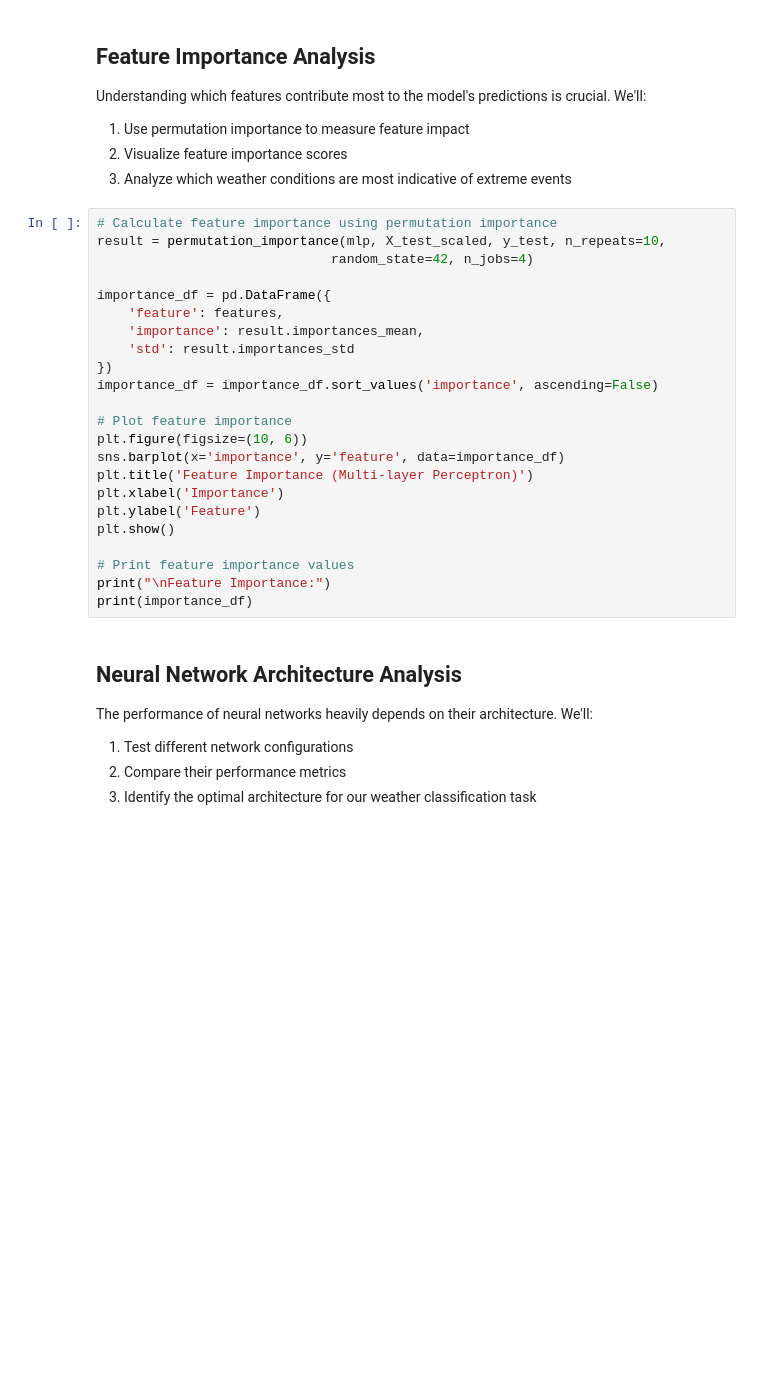
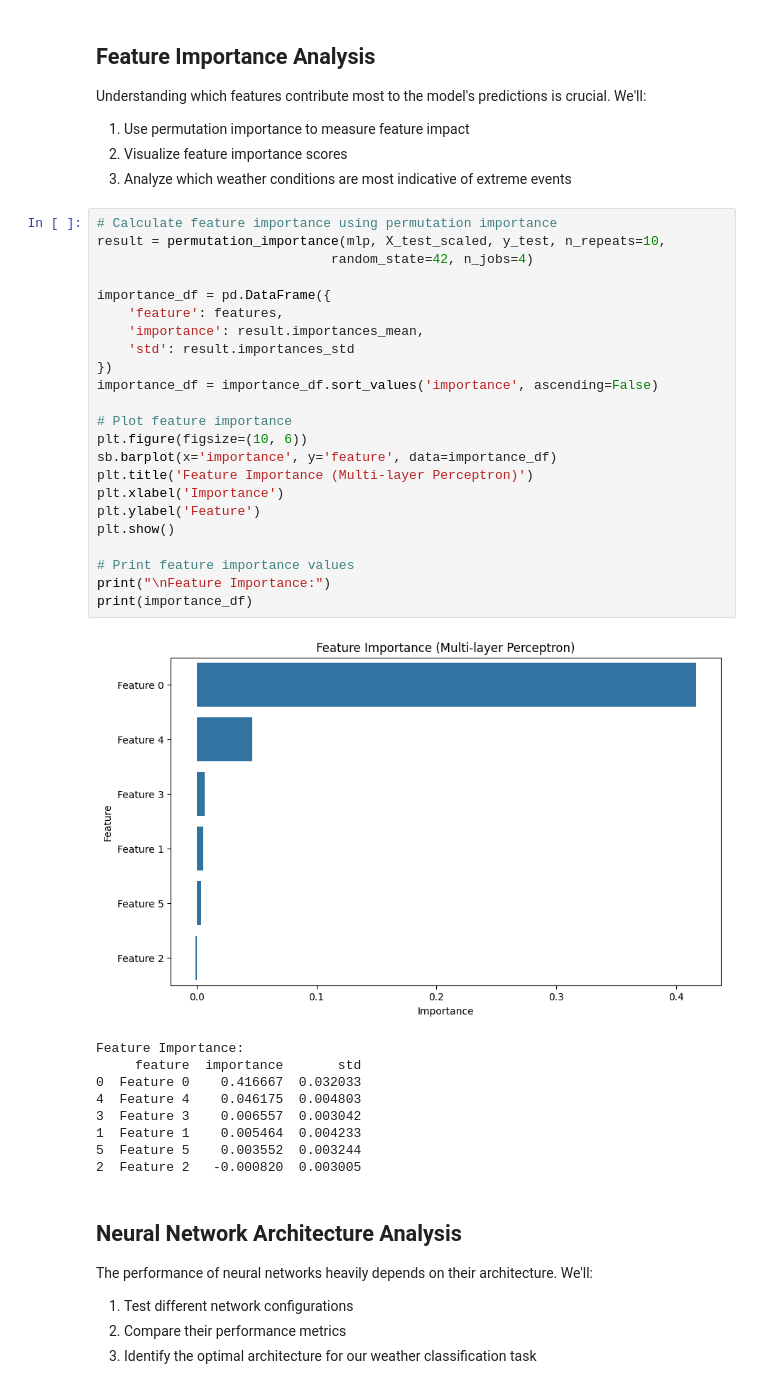
Before and after one commit to Sapar789/INDE577, a Jupyter notebook: Supervised Learning/perceptron/perceptron.ipynb, the cells around one changed output. Saved outputs shown, nothing was run; the diff lists cells and outputs as text; blank space fills up the shorter version.

```diff
--- a/Supervised Learning/perceptron/perceptron.ipynb
+++ b/Supervised Learning/perceptron/perceptron.ipynb
@@ -225,26 +260,36 @@ Understanding which features contribute most to the model's predictions is cruci
 # %%
 # Calculate feature importance using permutation importance
 result = permutation_importance(mlp, X_test_scaled, y_test, n_repeats=10,
                               random_state=42, n_jobs=4)
 
 importance_df = pd.DataFrame({
     'feature': features,
     'importance': result.importances_mean,
     'std': result.importances_std
 })
 importance_df = importance_df.sort_values('importance', ascending=False)
 
 # Plot feature importance
 plt.figure(figsize=(10, 6))
-sns.barplot(x='importance', y='feature', data=importance_df)
+sb.barplot(x='importance', y='feature', data=importance_df)
 plt.title('Feature Importance (Multi-layer Perceptron)')
 plt.xlabel('Importance')
 plt.ylabel('Feature')
 plt.show()
 
 # Print feature importance values
 print("\nFeature Importance:")
 print(importance_df)
+# %% [output]
+[figure, added]
+Feature Importance:
+     feature  importance       std
+0  Feature 0    0.416667  0.032033
+4  Feature 4    0.046175  0.004803
+3  Feature 3    0.006557  0.003042
+1  Feature 1    0.005464  0.004233
+5  Feature 5    0.003552  0.003244
+2  Feature 2   -0.000820  0.003005
 # %% [markdown]
 ## Neural Network Architecture Analysis
 The performance of neural networks heavily depends on their architecture. We'll:
```
Also changed, not shown: parts of 8 cells of this notebook, 7 other files.
